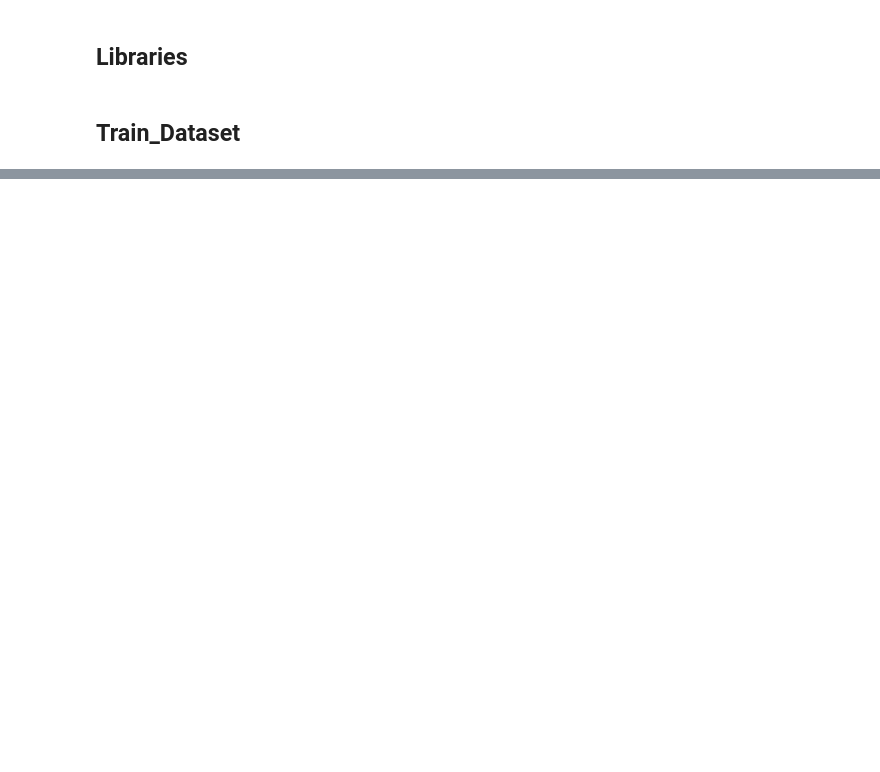
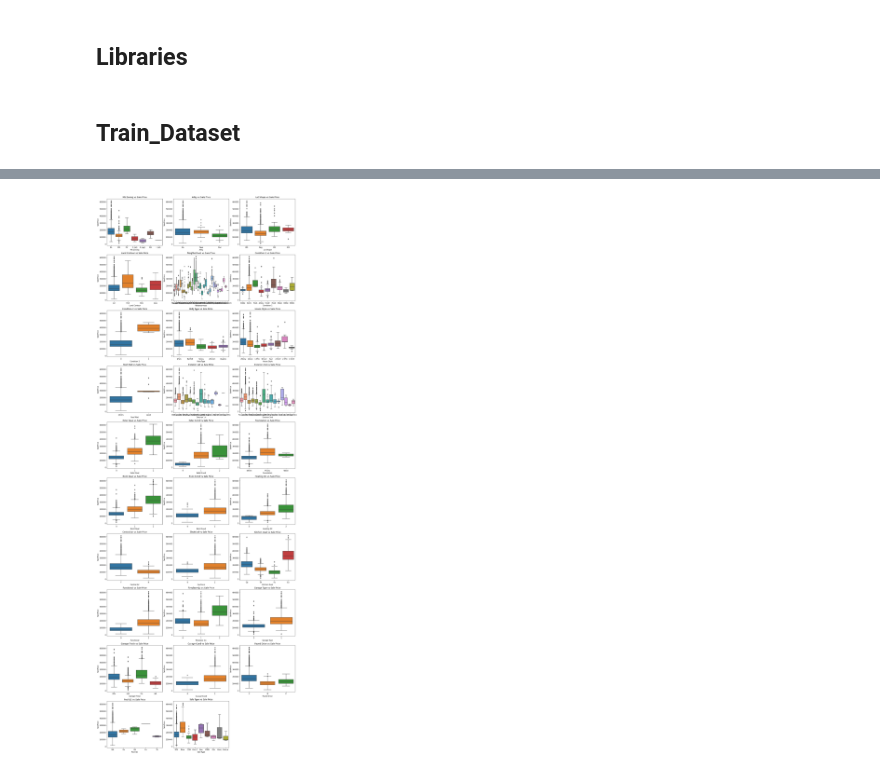
Before and after one commit to JoelTanSG/GA-DSIF4-Data-Science-Immersive-Projects, a Jupyter notebook: Project_2/code.ipynb, the cells around one changed output, grey strips where cells are left out. Saved outputs shown, nothing was run; the diff lists cells and outputs as text; code cells hidden in the pictures; blank space fills up the shorter version.

```diff
--- a/Project_2/code.ipynb
+++ b/Project_2/code.ipynb
@@ -195,0 +225,5 @@ df['Lot Frontage'][(df['Street'] == 'Grvl')].mean()
+# %%
+# Fill in null value in catergorical data as "NA" to reflect that there isn't that attribute in the variable for that
+# particualar property
+
+df_filtered = clean_null_obj(df_filtered)
@@ -195,0 +236,11 @@ df['Lot Frontage'][(df['Street'] == 'Grvl')].mean()
+# %%
+# List of Object type columns to run on
+columns_cat = list(df_filtered.dtypes.index[df_filtered.dtypes=='object'])
+
+# Loop through list to display plots
+plt.figure(figsize=(20,80))
+for i,column in enumerate(columns_cat):
+        plt.subplot(14,3,i+1)
+        create_boxplot(df_filtered,column) #function create_boxplot
+
+plt.show()
@@ -195,0 +288,18 @@ df['Lot Frontage'][(df['Street'] == 'Grvl')].mean()
+# %%
+# Run Function to clean the caterogrical data as observed above
+df_filtered_1 = clean_df_cat(df_filtered)
+# %%
+dropped_cols = ['Fence','Misc Feature','Garage Qual','Heating',
+                                    'Bsmt Exposure','BsmtFin Type 1','BsmtFin Type 2',
+                                   'Mas Vnr Type','Roof Style','Land Slope','Lot Config','Utilities','Street']
+updated_cat_col = [x for x in columns_cat if x not in dropped_cols]
+# %%
+# Loop through list to display plots
+plt.figure(figsize=(20,60))
+for i,column in enumerate(updated_cat_col):
+        plt.subplot(10,3,i+1)
+        create_boxplot(df_filtered_1,column) #function create_boxplot
+
+plt.show()
+# %% [output]
+[figure, added]
```
Also changed, not shown: parts of 76 cells of this notebook.
